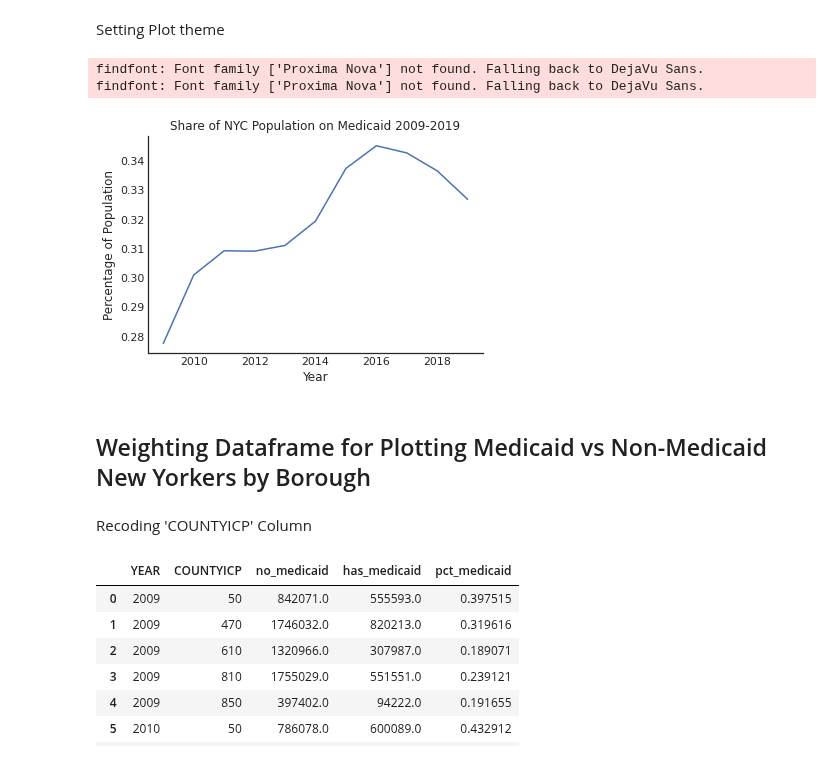
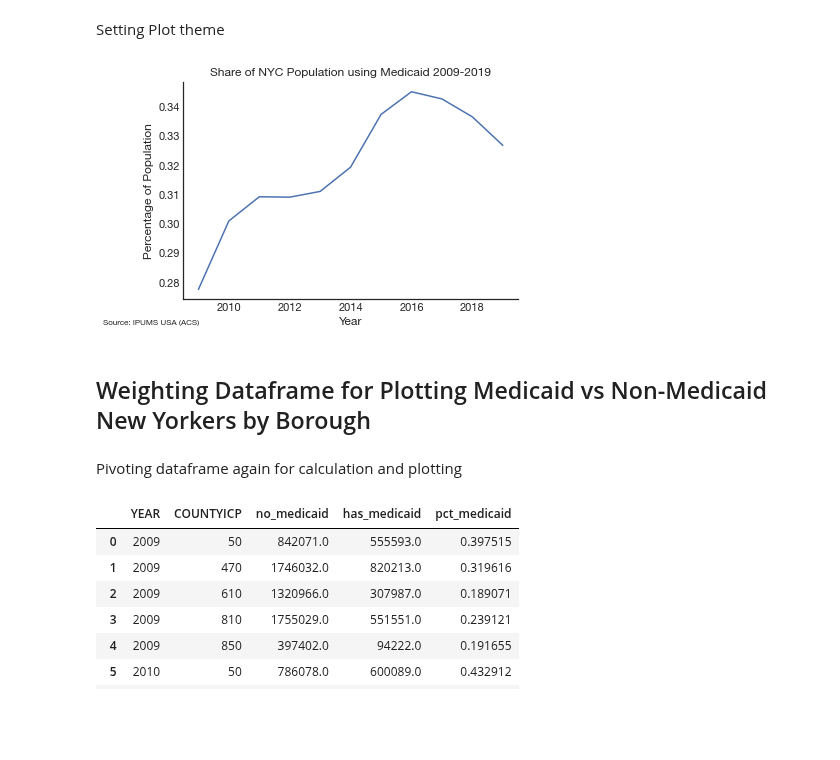
Before and after one commit to mspp-data-studio-2021/Ariel_Medex, a Jupyter notebook: 004 Combined Medicaid and Non-Medicaid Population Analysis.ipynb, the cells around one changed output. Cells and saved outputs as stored; diff of their text form; code cells hidden in the pictures; blank space fills up the shorter version.

```diff
--- a/004 Combined Medicaid and Non-Medicaid Population Analysis.ipynb
+++ b/004 Combined Medicaid and Non-Medicaid Population Analysis.ipynb
@@ -13,7 +13,7 @@ import weightedcalcs as wc
 # %% [markdown]
 # Importing Dataset with Total NYC Population
 # %%
-df = pd.read_csv('Data/004usa_00005.csv')
+df = pd.read_csv('004usa_00005.csv')
 # %% [markdown]
 ## Weighting Dataframe for Plotting Medicaid vs Non-Medicaid New Yorkers
 # %%
@@ -64,26 +66,26 @@ weighted_pivotyr
 ## Plotting Medicaid Recipients as a share of Total NYC Population
 # %% [markdown]
 Setting Plot theme
-# %%
-sns.set_theme(context='notebook', style='white', font='Proxima Nova', font_scale=1)
+# %%
+sns.set_theme(context='notebook', style='white', font='Helvetica Neue', font_scale=1)
 # %%
 fig = plt.figure()
 ax = fig.add_subplot(111)
 y = sns.lineplot(x='YEAR', y='pct_medicaid', data=weighted_pivotyr, palette=sns.color_palette('colorblind', n_colors=2))
 sns.despine()
-y.set(xlabel='Year', ylabel='Percentage of Population', title='Share of NYC Population on Medicaid 2009-2019')
+y.set(xlabel='Year', ylabel='Percentage of Population', title='Share of NYC Population using Medicaid 2009-2019')
 ax.tick_params(axis=u'both', which=u'both',length=0)
-plt.savefig('Share of NYC Population on Medicaid.png')
+plt.annotate('Source: IPUMS USA (ACS)', (0,0), (-80,-20), fontsize=8,
+             xycoords='axes fraction', textcoords='offset points', va='top')
+plt.savefig('Share of NYC Population on Medicaid.png', bbox_inches='tight')
 # %% [output]
-findfont: Font family ['Proxima Nova'] not found. Falling back to DejaVu Sans.
-findfont: Font family ['Proxima Nova'] not found. Falling back to DejaVu Sans.
-[figure, old version]
+[figure, new version]
 # %% [markdown]
 ## Weighting Dataframe for Plotting Medicaid vs Non-Medicaid New Yorkers by Borough
 # %%
 weighted = df.groupby(['YEAR', 'HINSCAID', 'COUNTYICP'], as_index=False).sum()[['YEAR', 'HINSCAID', 'COUNTYICP', 'PERWT']]
-# %% [markdown]
-Recoding 'COUNTYICP' Column
+# %% [markdown]
+Pivoting dataframe again for calculation and plotting
 # %%
 weighted_pivot = weighted.pivot(index = ['YEAR', 'COUNTYICP'], columns = 'HINSCAID', values = "PERWT") \
     .reset_index()
```
Also changed, not shown: parts of 3 cells of this notebook, 1 other file.
